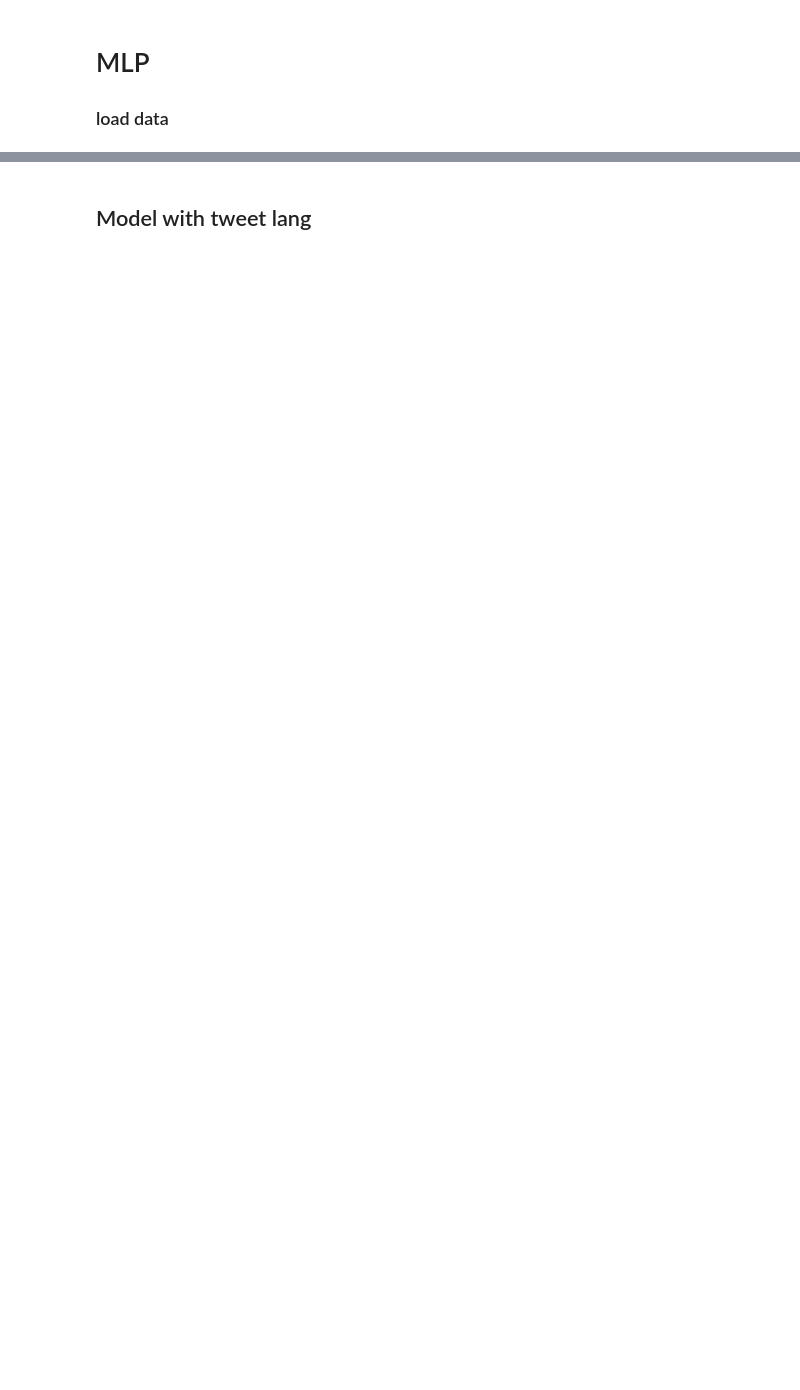
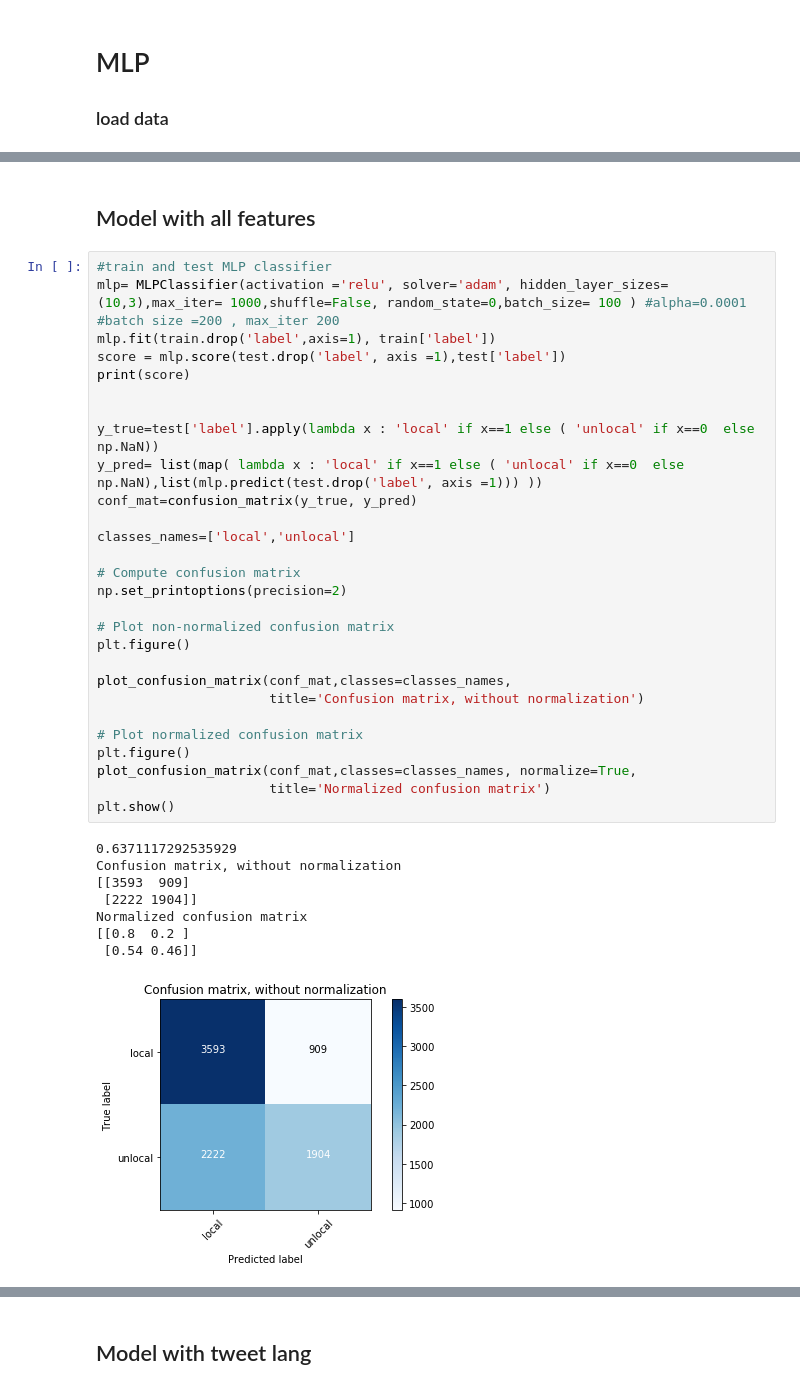
Before and after one commit to valstrl/CSM-project, a Jupyter notebook: mlp.ipynb, the cells around one changed output, grey strips where cells are left out. Cells and saved outputs as stored; diff of their text form; blank space fills up the shorter version.

```diff
--- a/mlp.ipynb
+++ b/mlp.ipynb
@@ -129,0 +178,39 @@ Name: label, dtype: float64
+# %% [markdown]
+## Model with all features
+# %%
+#train and test MLP classifier
+mlp= MLPClassifier(activation ='relu', solver='adam', hidden_layer_sizes=(10,3),max_iter= 1000,shuffle=False, random_state=0,batch_size= 100 ) #alpha=0.0001 #batch size =200 , max_iter 200
+mlp.fit(train.drop('label',axis=1), train['label'])
+score = mlp.score(test.drop('label', axis =1),test['label'])
+print(score)
+
+
+y_true=test['label'].apply(lambda x : 'local' if x==1 else ( 'unlocal' if x==0  else np.NaN))
+y_pred= list(map( lambda x : 'local' if x==1 else ( 'unlocal' if x==0  else np.NaN),list(mlp.predict(test.drop('label', axis =1))) ))
+conf_mat=confusion_matrix(y_true, y_pred)
+
+classes_names=['local','unlocal']
+
+# Compute confusion matrix
+np.set_printoptions(precision=2)
+
+# Plot non-normalized confusion matrix
+plt.figure()
+
+plot_confusion_matrix(conf_mat,classes=classes_names,
+                      title='Confusion matrix, without normalization')
+
+# Plot normalized confusion matrix
+plt.figure()
+plot_confusion_matrix(conf_mat,classes=classes_names, normalize=True,
+                      title='Normalized confusion matrix')
+plt.show()
+# %% [output]
+0.6371117292535929
+Confusion matrix, without normalization
+[[3593  909]
+ [2222 1904]]
+Normalized confusion matrix
+[[0.8  0.2 ]
+ [0.54 0.46]]
+[figure, added]
```
Also changed, not shown: parts of 28 cells of this notebook.
